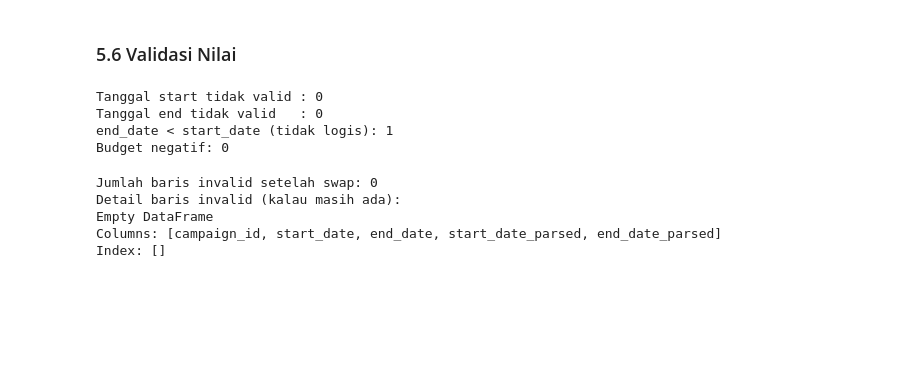
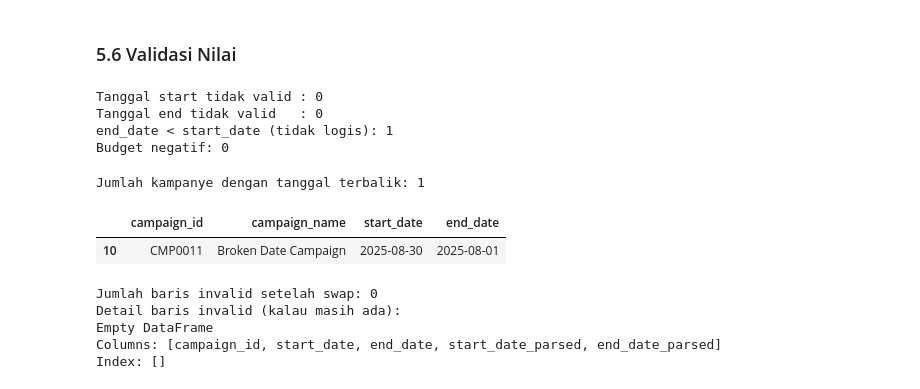
Before and after one commit to izlahfadlila/visbi-dashboard-competition, a Jupyter notebook: data_preparation_visbi.ipynb, the cells around one changed output. Drawn from its saved outputs; the diff is of its cells as text; code cells hidden in the pictures; blank space fills up the shorter version.

```diff
--- a/data_preparation_visbi.ipynb
+++ b/data_preparation_visbi.ipynb
@@ -680,6 +680,20 @@ Tanggal start tidak valid : 0
 Tanggal end tidak valid   : 0
 end_date < start_date (tidak logis): 1
 Budget negatif: 0
+# %%
+# Kampanye dengan end_date < start_date
+swap_campaign = dim_campaign[
+    dim_campaign['end_date_parsed'] < dim_campaign['start_date_parsed']
+]
+
+print(f"Jumlah kampanye dengan tanggal terbalik: {len(swap_campaign)}")
+
+# Tampilkan informasi kampanye
+swap_campaign[['campaign_id', 'campaign_name', 'start_date', 'end_date']]
+# %% [output]
+Jumlah kampanye dengan tanggal terbalik: 1
+|  | campaign_id | campaign_name | start_date | end_date |
+| 10 | CMP0011 | Broken Date Campaign | 2025-08-30 | 2025-08-01 |
 # %%
 # Cari semua baris yang end_date lebih kecil dari start_date
 invalid_mask = dim_campaign['end_date_parsed'] < dim_campaign['start_date_parsed']
```
Also changed, not shown: parts of 2 cells of this notebook, 3 other files.
